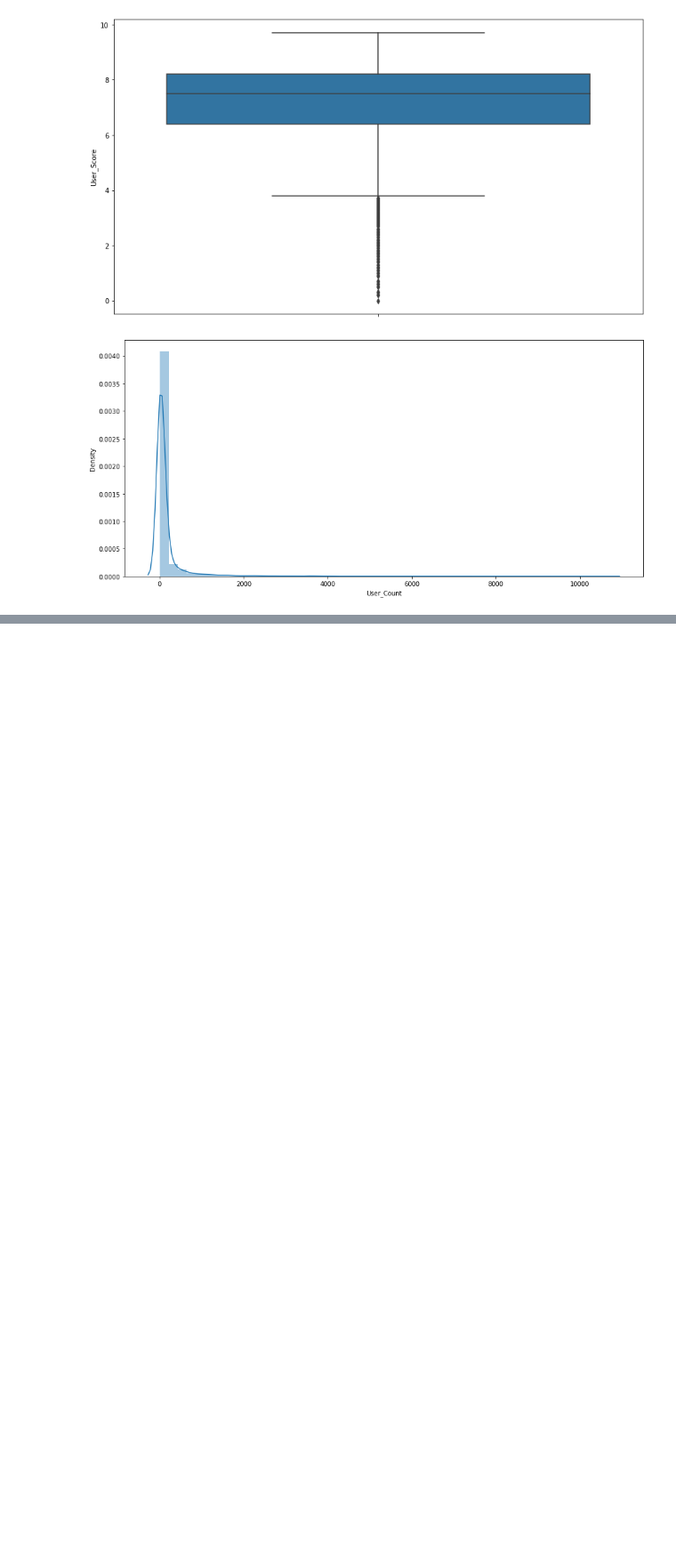
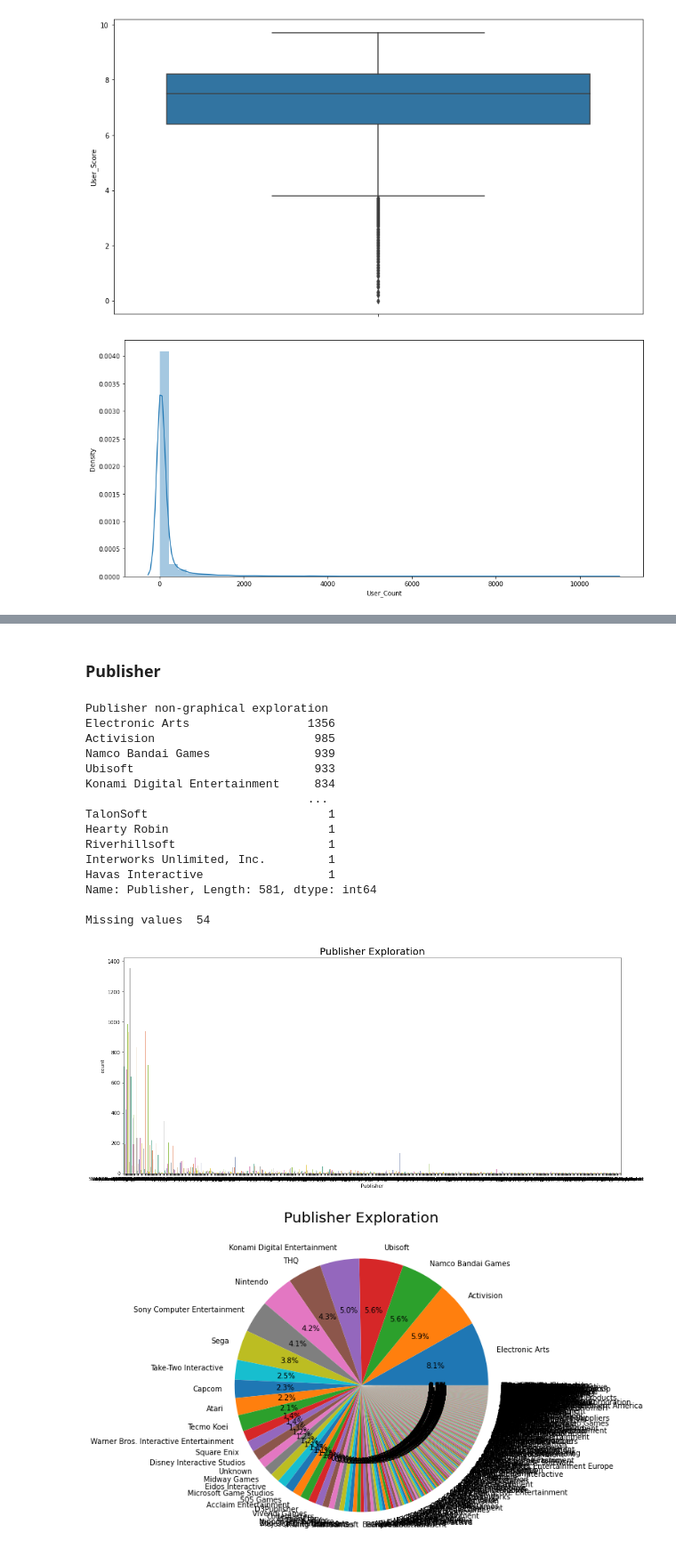
Before and after one commit to rushikeshnaik779/EDA, a Jupyter notebook: Video_Games_Sales.ipynb, the cells around one changed output, grey strips where cells are left out. Shown at 89% size. Saved outputs shown, nothing was run; the diff lists cells and outputs as text; code cells hidden in the pictures; blank space fills up the shorter version.

```diff
--- a/Video_Games_Sales.ipynb
+++ b/Video_Games_Sales.ipynb
@@ -266,0 +365,37 @@ plt.show()
+# %% [markdown]
+### Publisher
+# %%
+print('Publisher non-graphical exploration')
+print(data['Publisher'].value_counts(), '\n')
+print('Missing values ',data['Publisher'].isnull().sum())
+
+
+
+plt.figure(figsize=(18, 8))
+sns.countplot(data['Publisher'], palette='Set2')
+plt.title('Publisher Exploration', size=20)
+plt.show()
+
+plt.figure(figsize=(18, 8))
+plt.pie(data['Publisher'].value_counts(),
+        labels=data.Publisher.value_counts().index, autopct="%.1f%%")
+plt.title('Publisher Exploration', size=20)
+plt.show()
+# %% [output]
+Publisher non-graphical exploration
+Electronic Arts                 1356
+Activision                       985
+Namco Bandai Games               939
+Ubisoft                          933
+Konami Digital Entertainment     834
+                                ...
+TalonSoft                          1
+Hearty Robin                       1
+Riverhillsoft                      1
+Interworks Unlimited, Inc.         1
+Havas Interactive                  1
+Name: Publisher, Length: 581, dtype: int64
+
+Missing values  54
+[figure, added]
+[figure, added]
```
Also changed, not shown: parts of 11 cells of this notebook.
